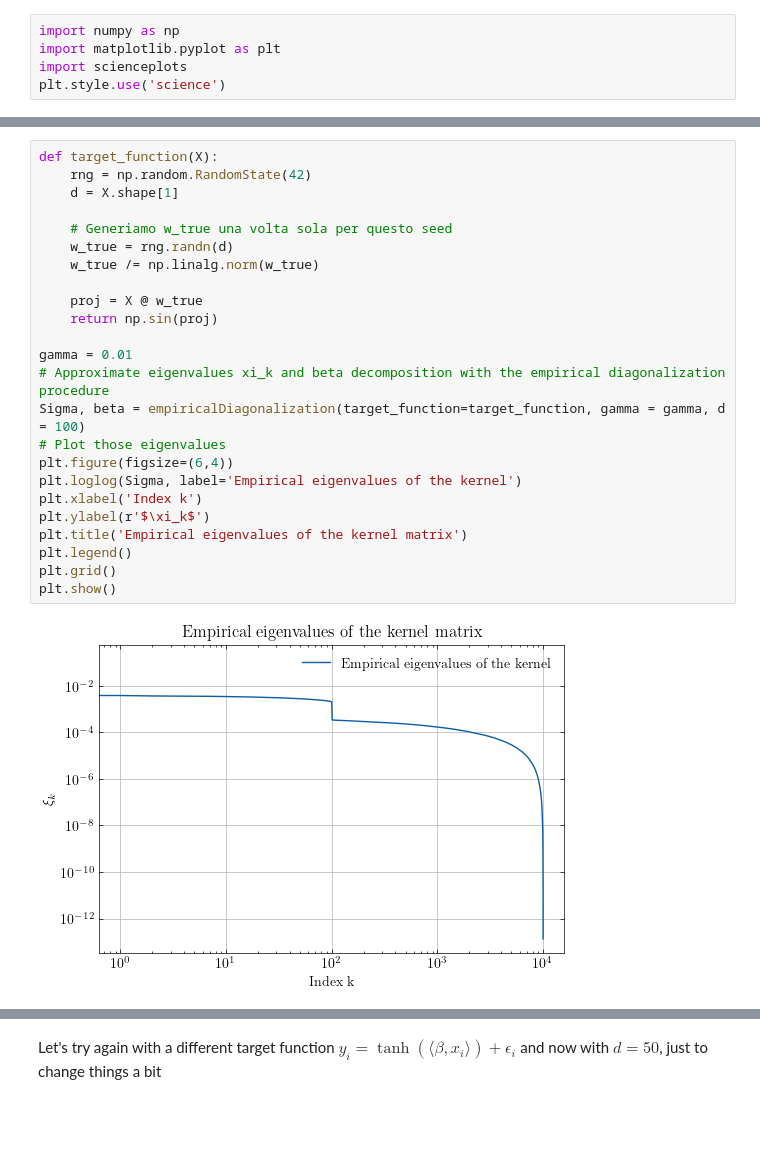
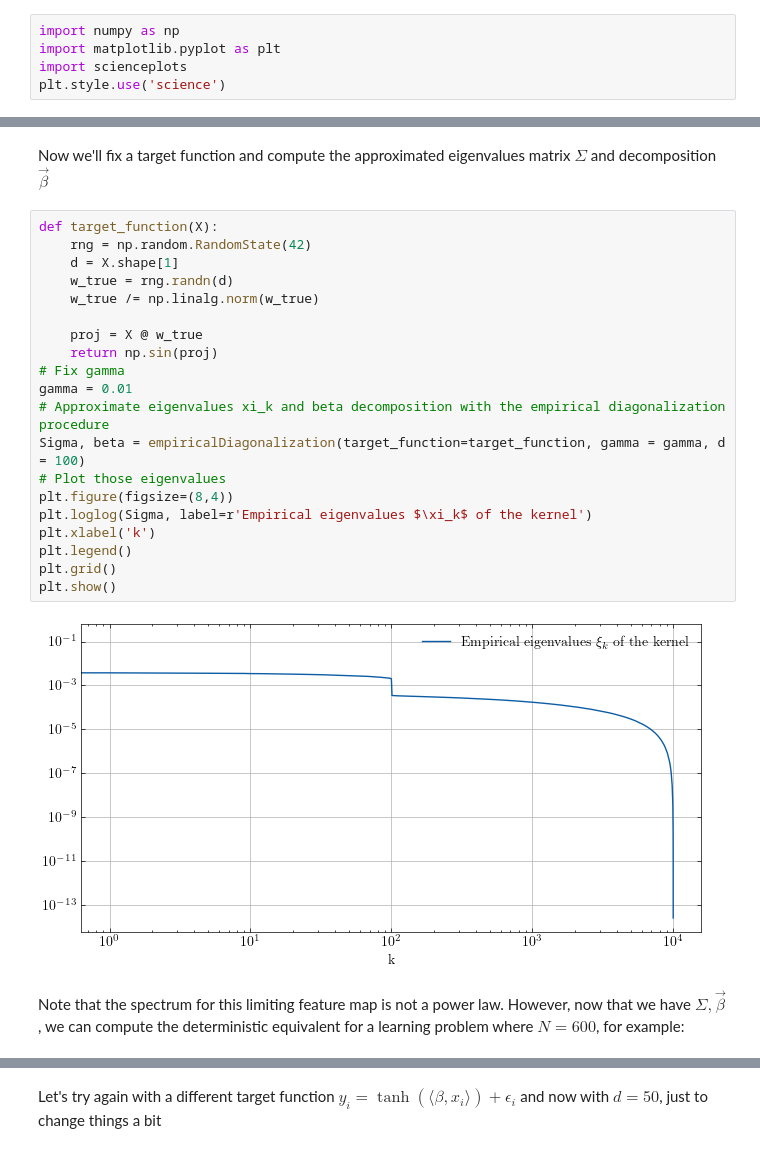
Before and after one commit to lorenzorizzi17/NeuralScaling, a Jupyter notebook: kernelLimit.ipynb, the cells around one changed output, grey strips where cells are left out. Saved outputs shown, nothing was run; the diff lists cells and outputs as text; blank space fills up the shorter version.

Commit message:
.gitignore; refinisched kernelLimit.ipynb

```diff
--- a/kernelLimit.ipynb
+++ b/kernelLimit.ipynb
@@ -67,30 +70,30 @@ def computeDeterministicEquivalent(n : int, lambd : float, noise : float, Sigma
     Var = VarNum/VarDen
 
     return Var, Bias
+# %% [markdown]
+Now we'll fix a target function and compute the approximated eigenvalues matrix $\Sigma$ and decomposition $\vec \beta$
 # %%
 def target_function(X):
     rng = np.random.RandomState(42)
     d = X.shape[1]
-
-    # Generiamo w_true una volta sola per questo seed
     w_true = rng.randn(d)
     w_true /= np.linalg.norm(w_true)
 
     proj = X @ w_true
     return np.sin(proj)
-
+# Fix gamma
 gamma = 0.01
 # Approximate eigenvalues xi_k and beta decomposition with the empirical diagonalization procedure
 Sigma, beta = empiricalDiagonalization(target_function=target_function, gamma = gamma, d = 100)
 # Plot those eigenvalues
-plt.figure(figsize=(6,4))
-plt.loglog(Sigma, label='Empirical eigenvalues of the kernel')
-plt.xlabel('Index k')
-plt.ylabel(r'$\xi_k$')
-plt.title('Empirical eigenvalues of the kernel matrix')
+plt.figure(figsize=(8,4))
+plt.loglog(Sigma, label=r'Empirical eigenvalues $\xi_k$ of the kernel')
+plt.xlabel('k')
 plt.legend()
 plt.grid()
 plt.show()
 # %% [output]
-[figure, old version]
+[figure, new version]
+# %% [markdown]
+Note that the spectrum for this limiting feature map is not a power law. However, now that we have $\Sigma, \vec \beta$, we can compute the deterministic equivalent for a learning problem where $N = 600$, for example:
 # %%
```
Also changed, not shown: parts of 9 cells of this notebook, 1 other file.
